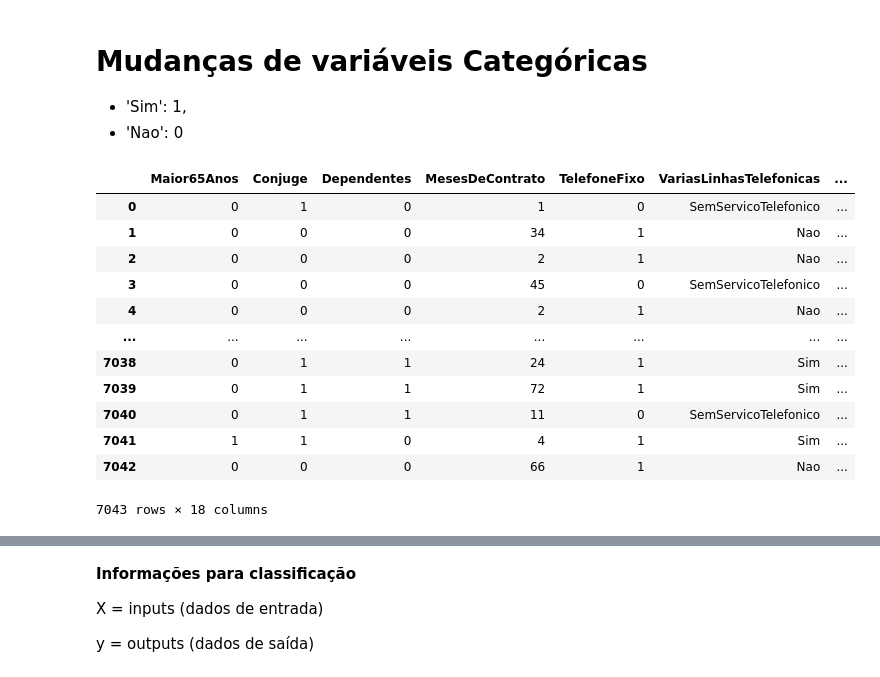
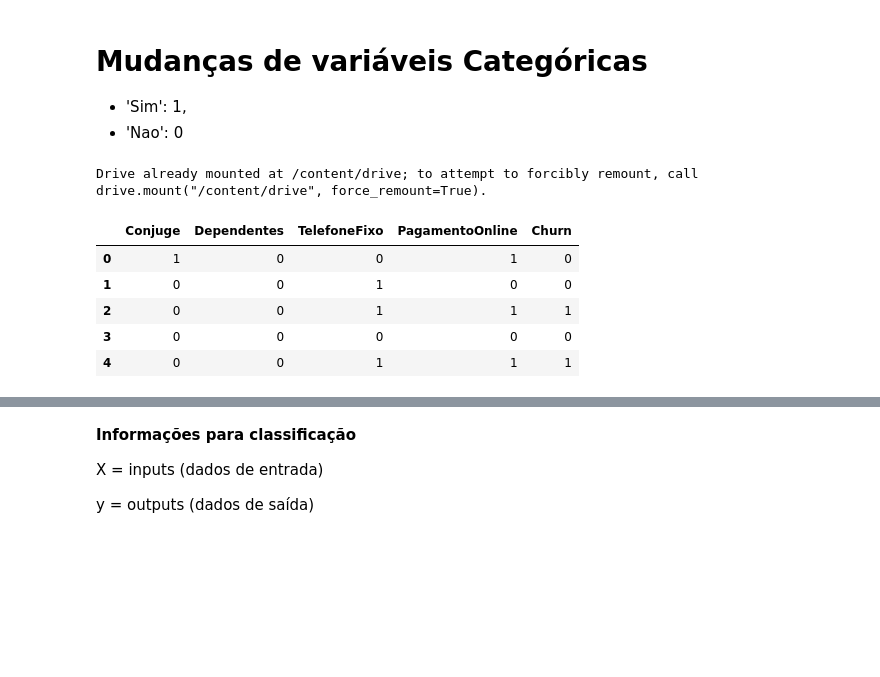
Before and after one commit to leaodebrito/machine-learning_alura, a Jupyter notebook: 2. Avançando na classificação/ProjetoML - Churn.ipynb, the cells around one changed output, grey strips where cells are left out. Drawn from its saved outputs; the diff is of its cells as text; code cells hidden in the pictures; blank space fills up the shorter version.

```diff
--- a/2. Avançando na classificação/ProjetoML - Churn.ipynb
+++ b/2. Avançando na classificação/ProjetoML - Churn.ipynb
@@ -38,32 +38,24 @@ dados.head() #1=Sim e 0=não
 # Mudanças de variáveis Categóricas
 - 'Sim': 1,
 - 'Nao': 0
-# %%
-a_mudar = {
-    'Sim': 1,
-    'Nao': 0
-}
-
-
-dados.Conjuge = dados.Conjuge.map(a_mudar)
-dados.Dependentes = dados.Dependentes.map(a_mudar)
-dados.TelefoneFixo = dados.TelefoneFixo.map(a_mudar)
-dados.PagamentoOnline = dados.PagamentoOnline.map(a_mudar)
-dados.Churn = dados.Churn.map(a_mudar)
-
-
-dados
-# %% [output]
-|  | Maior65Anos | Conjuge | Dependentes | MesesDeContrato | TelefoneFixo | VariasLinhasTelefonicas | ... |
-| 0 | 0 | 1 | 0 | 1 | 0 | SemServicoTelefonico | ... |
-| 1 | 0 | 0 | 0 | 34 | 1 | Nao | ... |
-| 2 | 0 | 0 | 0 | 2 | 1 | Nao | ... |
-| 3 | 0 | 0 | 0 | 45 | 0 | SemServicoTelefonico | ... |
-| 4 | 0 | 0 | 0 | 2 | 1 | Nao | ... |
-| ... | ... | ... | ... | ... | ... | ... | ... |
-| 7038 | 0 | 1 | 1 | 24 | 1 | Sim | ... |
-| 7039 | 0 | 1 | 1 | 72 | 1 | Sim | ... |
-| 7040 | 0 | 1 | 1 | 11 | 0 | SemServicoTelefonico | ... |
-| 7041 | 1 | 1 | 0 | 4 | 1 | Sim | ... |
-| 7042 | 0 | 0 | 0 | 66 | 1 | Nao | ... |
-7043 rows × 18 columns
+# %%
+from google.colab import drive
+drive.mount('/content/drive')
+# %% [output]
+Drive already mounted at /content/drive; to attempt to forcibly remount, call drive.mount("/content/drive", force_remount=True).
+# %%
+a_mudar = {
+    'Sim': 1,
+    'Nao': 0
+}
+
+
+dadosmodificados = dados[['Conjuge', 'Dependentes', 'TelefoneFixo', 'PagamentoOnline', 'Churn']].replace(a_mudar)
+dadosmodificados.head()
+# %% [output]
+|  | Conjuge | Dependentes | TelefoneFixo | PagamentoOnline | Churn |
+| 0 | 1 | 0 | 0 | 1 | 0 |
+| 1 | 0 | 0 | 1 | 0 | 0 |
+| 2 | 0 | 0 | 1 | 1 | 1 |
+| 3 | 0 | 0 | 0 | 0 | 0 |
+| 4 | 0 | 0 | 1 | 1 | 1 |
```
Also changed, not shown: parts of 41 cells of this notebook.
